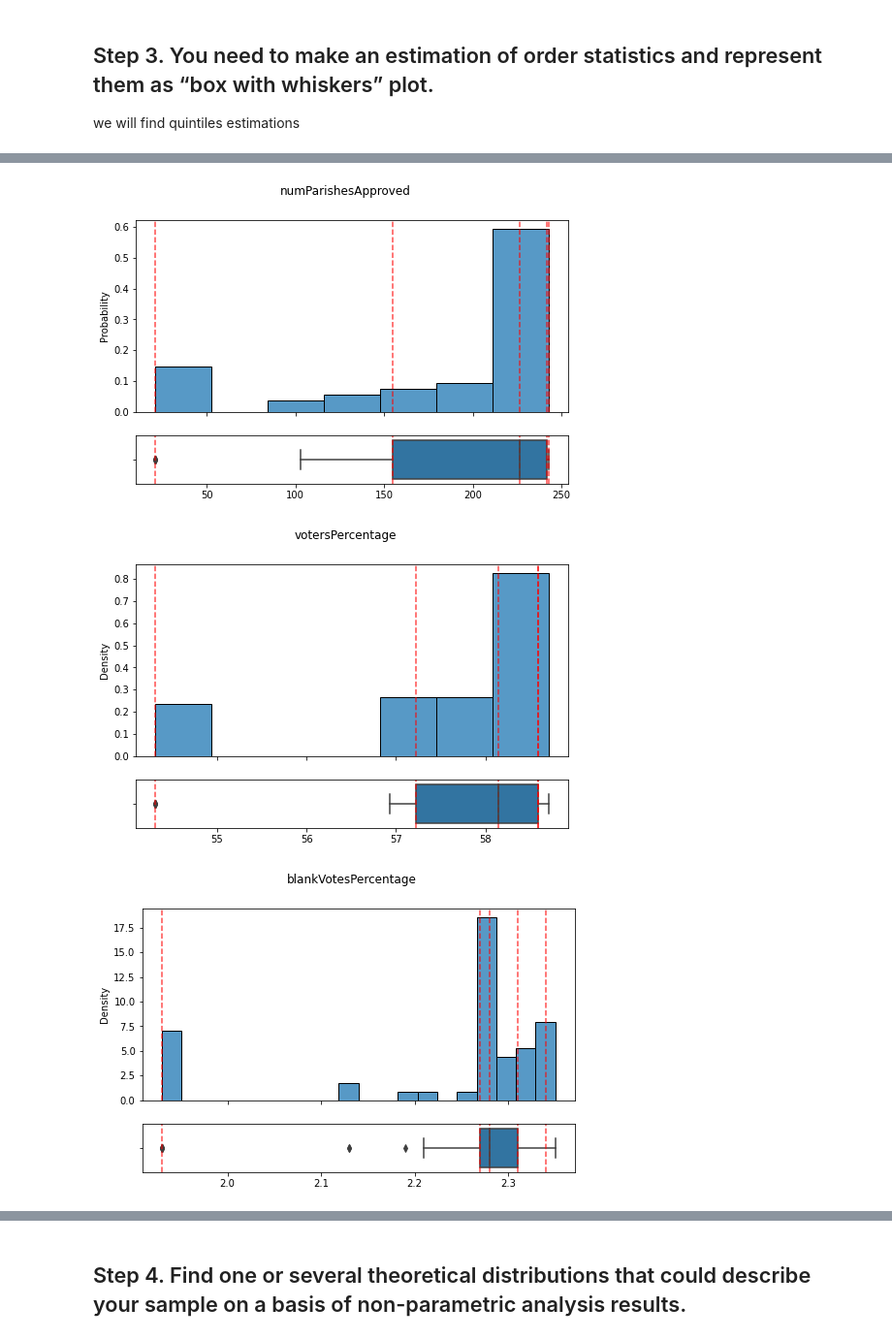
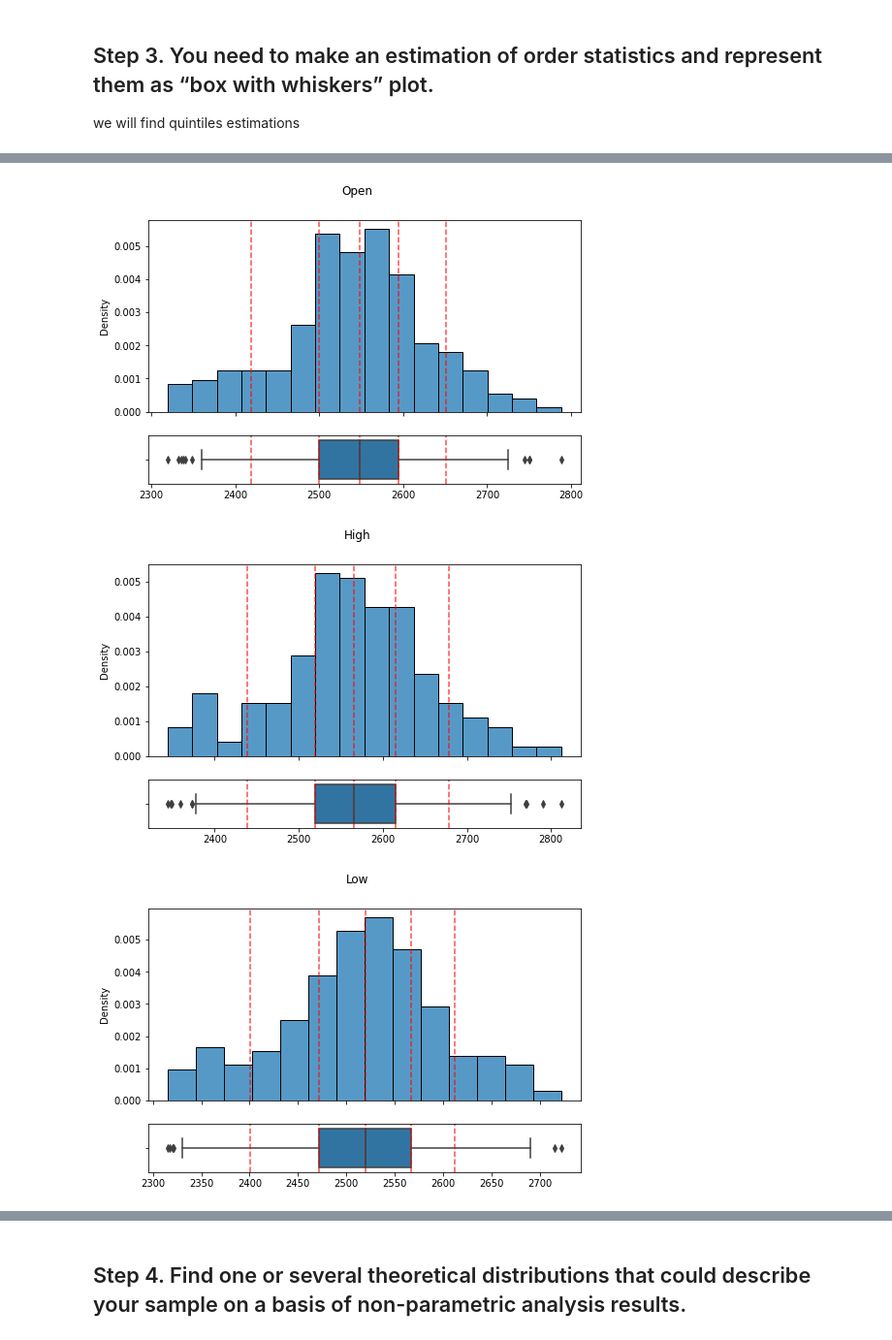
Before and after one commit to semaputnik/multivariate-data-analysis-labs, a Jupyter notebook: Lab_1/code.ipynb, the cells around one changed output, grey strips where cells are left out. Shown: that part at 97% size. Drawn from its saved outputs; the diff is of its cells as text; code cells hidden in the pictures.

```diff
--- a/Lab_1/code.ipynb
+++ b/Lab_1/code.ipynb
@@ -8,4 +18,4 @@ import scipy as sc
 # %%
-source_data_path = "./data/ElectionData.csv"
+source_data_path = "./../tcs_stock.csv"
 # %%
-row_df = pd.read_csv(source_data_path)
+raw_df = pd.read_csv(source_data_path)
@@ -44,4 +47,4 @@ validVotesPercentage (numeric): Percentage of valid votes in a party
 # %%
-df = full_df[['numParishesApproved', 'votersPercentage', 'blankVotesPercentage', 'validVotesPercentage' ]]
-df
+df = raw_df[['Open', 'High', 'Low', 'Close']]
+df.head()
 # %% [output]
@@ -68,11 +60,11 @@ df
 (for each variable)
 # %%
 # initialize figure canvas
-fig, ax = pyplot.subplots(2, 2, figsize=(14,10))
-sb.histplot(df['numParishesApproved'], ax=ax[0,0], kde=True, stat="probability")
-sb.histplot(df['votersPercentage'], ax=ax[0,1], kde=True, stat="density")
-sb.histplot(df['blankVotesPercentage'], ax=ax[1,0], kde=True, stat="density")
-sb.histplot(df['validVotesPercentage'], ax=ax[1,1], kde=True, stat="density")
+fig, ax = plt.subplots(2, 2, figsize=(14,10))
+sb.histplot(df['Open'], ax=ax[0,0], kde=True, stat="density")
+sb.histplot(df['High'], ax=ax[0,1], kde=True, stat="density")
+sb.histplot(df['Low'], ax=ax[1,0], kde=True, stat="density")
+sb.histplot(df['Close'], ax=ax[1,1], kde=True, stat="density")
 
-pyplot.show()
+plt.show()
 # %% [output]
@@ -114,24 +106,24 @@ validVotesPercentage:  [38.14, 38.285000000000004, 39.235, 41.63, 43.79]
 # %%
-def drow(title, method, data, quantiles, width = 7):
-    fig, ax = pyplot.subplots(2,1, figsize=(width, 5), sharex=True, gridspec_kw={'height_ratios': [2,0.5]})
+def draw(title, method, data, quantiles, width = 7):
+    fig, ax = plt.subplots(2,1, figsize=(width, 5), sharex=True, gridspec_kw={'height_ratios': [2,0.5]})
     fig.suptitle(title)
 
     sb.histplot(data, ax=ax[0], kde = False, stat=method)
     for q in quantiles:
         ax[0].axvline(q, color='r', linestyle='--', alpha=0.7)
 
     sb.boxplot(x=data, ax=ax[1])
     for q in quantiles:
         ax[1].axvline(q, color='r', linestyle='--', alpha=0.7)
 
-drow('numParishesApproved', 'probability', numParishesApproved, numParishesApproved_quantiles, 8)
-drow('votersPercentage', 'density', votersPercentage, votersPercentage_quantiles, 8)
-drow('blankVotesPercentage', 'density', blankVotesPercentage, blankVotesPercentage_quantiles, 8)
-drow('validVotesPercentage', 'density', validVotesPercentage, validVotesPercentage_quantiles)
+draw('Open', 'density', open_v, open_v_quantiles, 8)
+draw('High', 'density', high, high_quantiles, 8)
+draw('Low', 'density', last, last_quantiles, 8)
+draw('Close', 'density', close, close_quantiles)
 
-pyplot.tight_layout()
-pyplot.show()
+plt.tight_layout()
+plt.show()
 # %% [output]
-[figure, old version]
+[figure, new version]
-[figure, old version]
+[figure, new version]
-[figure, old version]
+[figure, new version]
```
Also changed, not shown: parts of 22 cells of this notebook.
